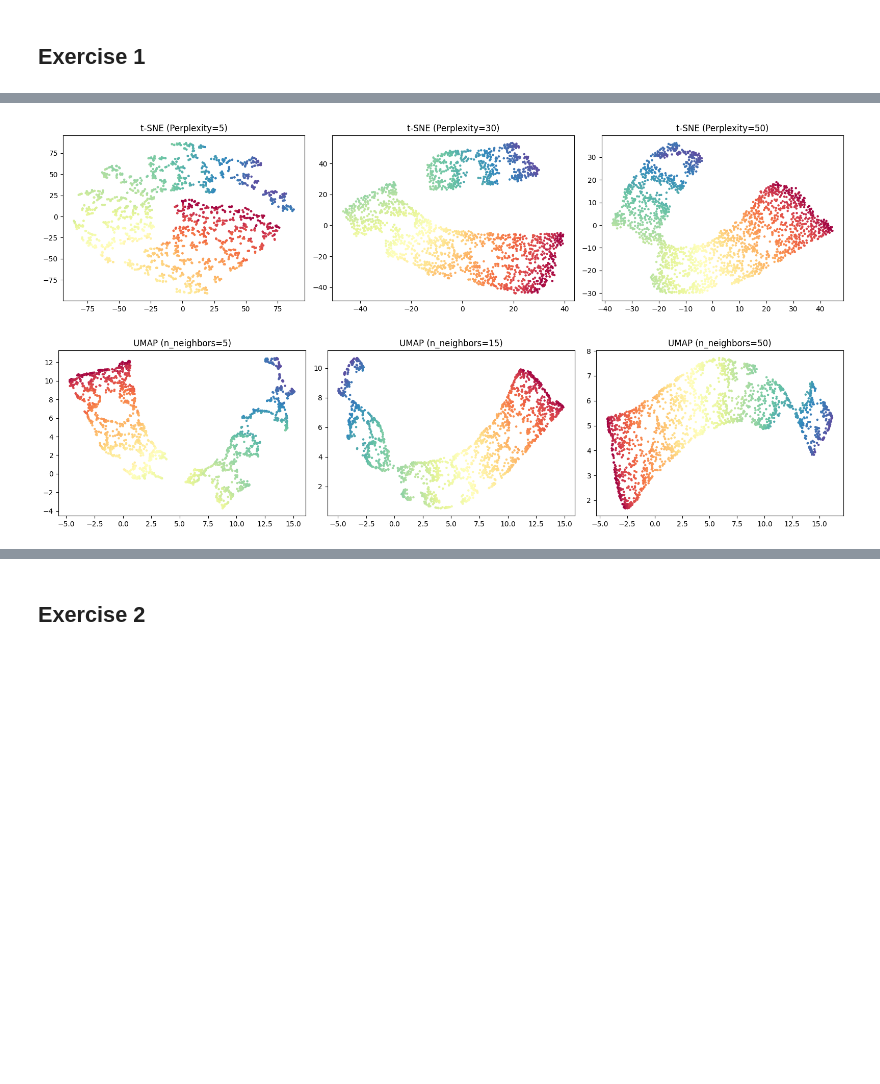
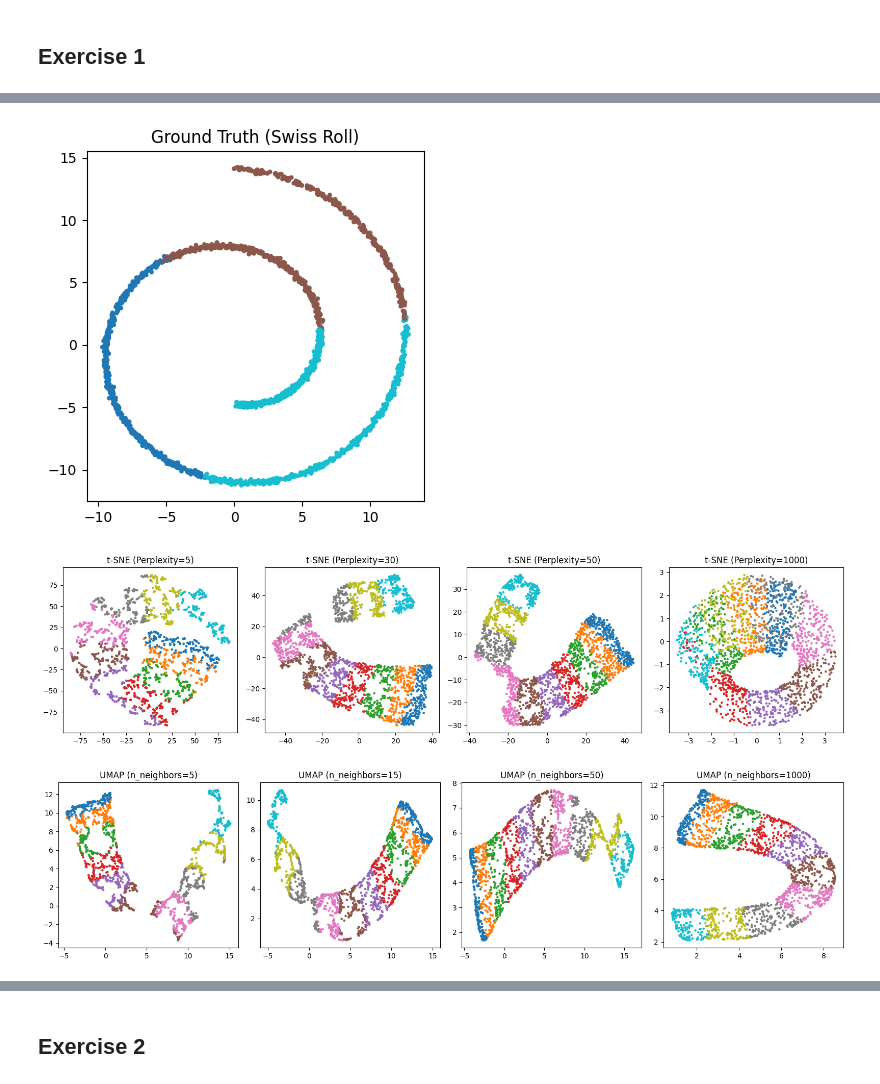
Before and after one commit to d3nnis2001/MaschinellesLernenImWeb, a Jupyter notebook: Exercise3/practicalNew.ipynb, the cells around one changed output, grey strips where cells are left out. Drawn from its saved outputs; the diff is of its cells as text; code cells hidden in the pictures; blank space fills up the shorter version.

```diff
--- a/Exercise3/practicalNew.ipynb
+++ b/Exercise3/practicalNew.ipynb
@@ -6,30 +6,58 @@ import numpy as np
 import matplotlib.pyplot as plt
 from sklearn.datasets import make_swiss_roll
 from sklearn.manifold import TSNE
+from sklearn.cluster import KMeans
 import umap
+import time
+import warnings
+
+# Suppress all warnings
+warnings.filterwarnings("ignore")
 
 # Generate a synthetic dataset (Swiss Roll with noise)
 np.random.seed(42)
 data, colors = make_swiss_roll(n_samples=2000, noise=0.1)
+
 # Add 10 extra random dimensions to make it complex
 extra_dims = np.random.normal(size=(data.shape[0], 10))
 data_high_dim = np.hstack([data, extra_dims])
 
+# Assign clusters (for ground truth comparison)
+num_clusters = 3
+kmeans = KMeans(n_clusters=num_clusters, random_state=42)
+true_labels = kmeans.fit_predict(data_high_dim)  # Ground truth labels for validation
+
 # Initialize hyperparameters for t-SNE and UMAP
-tsne_perplexities = [5, 30, 50]
-umap_n_neighbors = [5, 15, 50]
+tsne_perplexities = [5, 30, 50, 1000]
+umap_n_neighbors = [5, 15, 50, 1000]
+tsne_results = {}
+umap_results = {}
 
-# Apply t-SNE and UMAP with different hyperparameters and collect results
-tsne_results = {p: TSNE(n_components=2, perplexity=p, random_state=42).fit_transform(data_high_dim)
-                for p in tsne_perplexities}
-umap_results = {n: umap.UMAP(n_neighbors=n, random_state=42).fit_transform(data_high_dim)
-                for n in umap_n_neighbors}
+# Apply t-SNE and UMAP with different hyperparameters, collect results and track runtime
+for perplexity in tsne_perplexities:
+    start_time = time.time()
+    tsne_results[perplexity] = TSNE(n_components=2, perplexity=perplexity, random_state=42).fit_transform(data_high_dim)
+    end_time = time.time()
+    print(f"t-SNE with perplexity={perplexity} took {end_time - start_time:.2f} seconds")
+
+for n_neighbors in umap_n_neighbors:
+    start_time = time.time()
+    umap_results[n_neighbors] = umap.UMAP(n_neighbors=n_neighbors, random_state=42).fit_transform(data_high_dim)
+    end_time = time.time()
+    print(f"UMAP with n_neighbors={n_neighbors} took {end_time - start_time:.2f} seconds")
+
+
+# Original Data (Ground Truth)
+plt.figure(figsize=(20, 10))
+plt.subplot(2, 4, 1)
+plt.scatter(data[:, 0], data[:, 2], c=true_labels, cmap='tab10', s=5)
+plt.title("Ground Truth (Swiss Roll)")
 
 # Visualize t-SNE results
 plt.figure(figsize=(16, 4))
 for i, (param, embedding) in enumerate(tsne_results.items(), 1):
     plt.subplot(1, len(tsne_results), i)
-    plt.scatter(embedding[:, 0], embedding[:, 1], c=colors, cmap='Spectral', s=5)
+    plt.scatter(embedding[:, 0], embedding[:, 1], c=colors, cmap='tab10', s=5)
     plt.title(f"t-SNE (Perplexity={param})")
 plt.tight_layout()
 plt.show()
@@ -38,7 +66,7 @@ plt.show()
 plt.figure(figsize=(16, 4))
 for i, (param, embedding) in enumerate(umap_results.items(), 1):
     plt.subplot(1, len(umap_results), i)
-    plt.scatter(embedding[:, 0], embedding[:, 1], c=colors, cmap='Spectral', s=5)
+    plt.scatter(embedding[:, 0], embedding[:, 1], c=colors, cmap='tab10', s=5)
     plt.title(f"UMAP (n_neighbors={param})")
 plt.tight_layout()
 plt.show()
@@ -46,2 +82,3 @@ plt.show()
-[figure, old version]
+[figure, new version]
-[figure, old version]
+[figure, new version]
+[figure, added]
```
Also changed, not shown: parts of 2 cells of this notebook.
